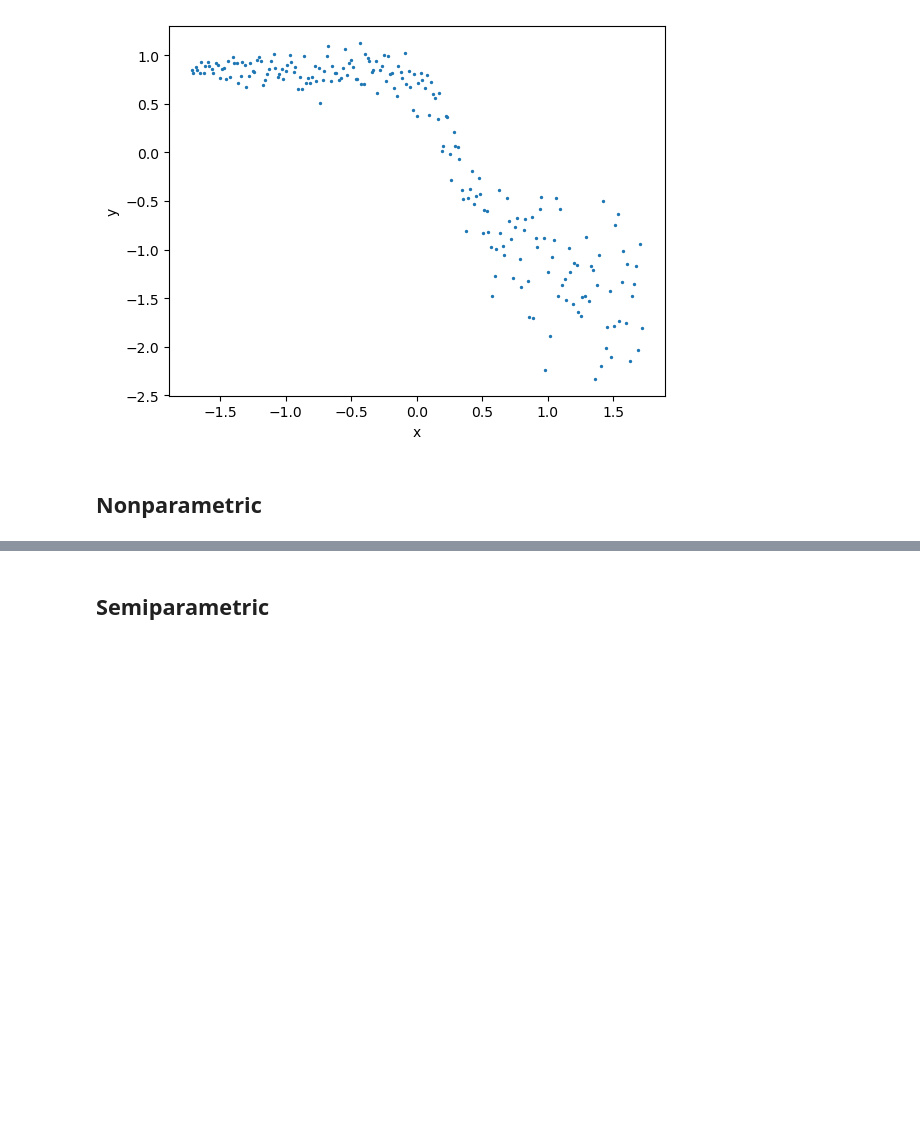
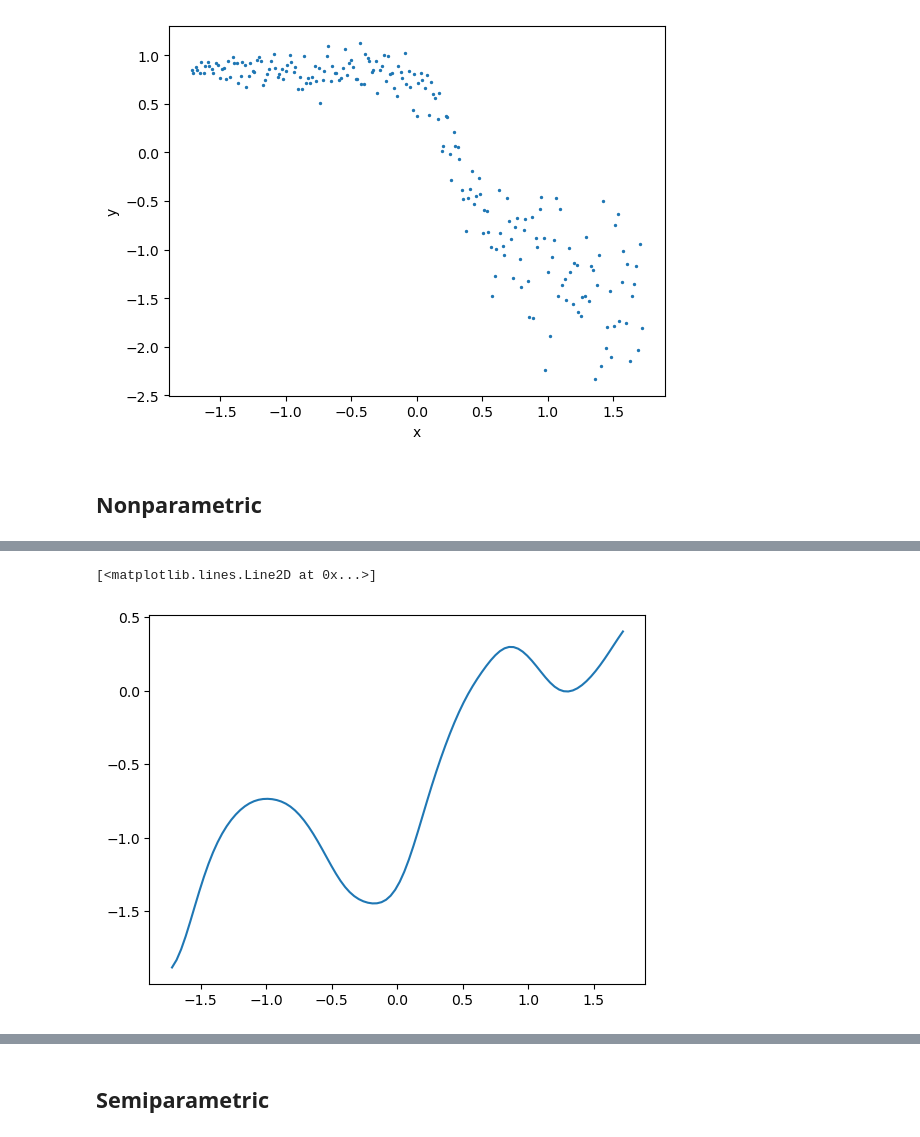
Before and after one commit to pleituer/SemiMP, a Jupyter notebook: python/main.ipynb, the cells around one changed output, grey strips where cells are left out. Saved outputs shown, nothing was run; the diff lists cells and outputs as text; code cells hidden in the pictures; blank space fills up the shorter version.

```diff
--- a/python/main.ipynb
+++ b/python/main.ipynb
@@ -80,0 +94,5 @@ plt.plot(x_linspace, nmp_p975)
+# %%
+plt.plot(x_linspace, nmp_skew)
+# %% [output]
+[<matplotlib.lines.Line2D at 0x...>]
+[figure, added]
```
Also changed, not shown: parts of 31 cells of this notebook, 8 other files.
